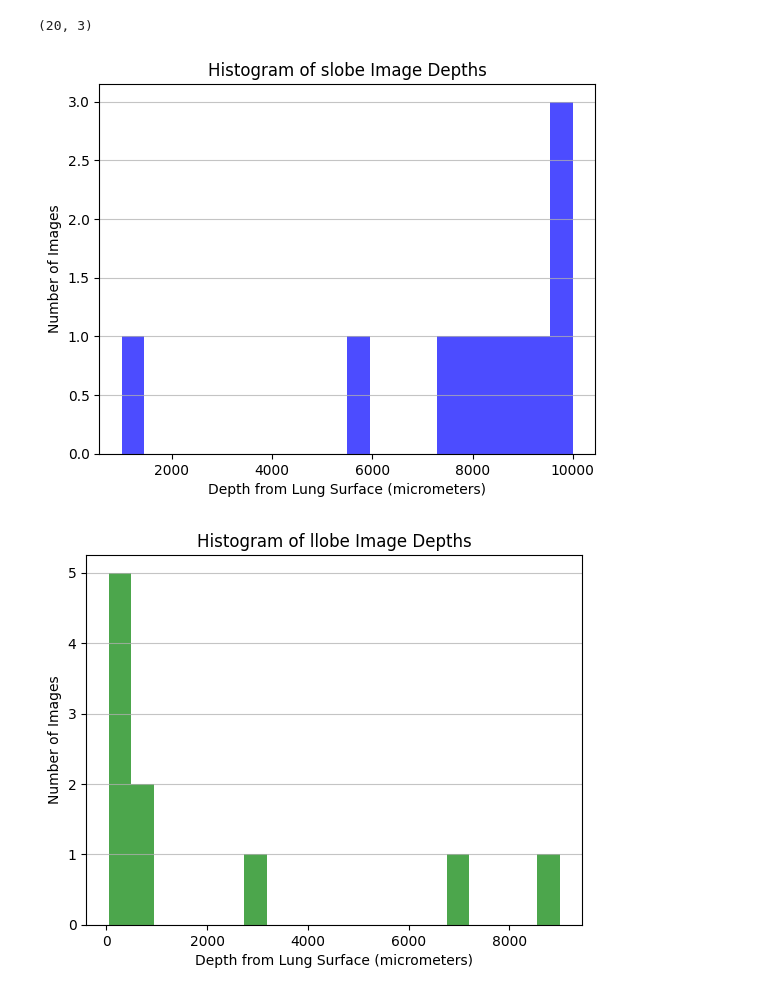
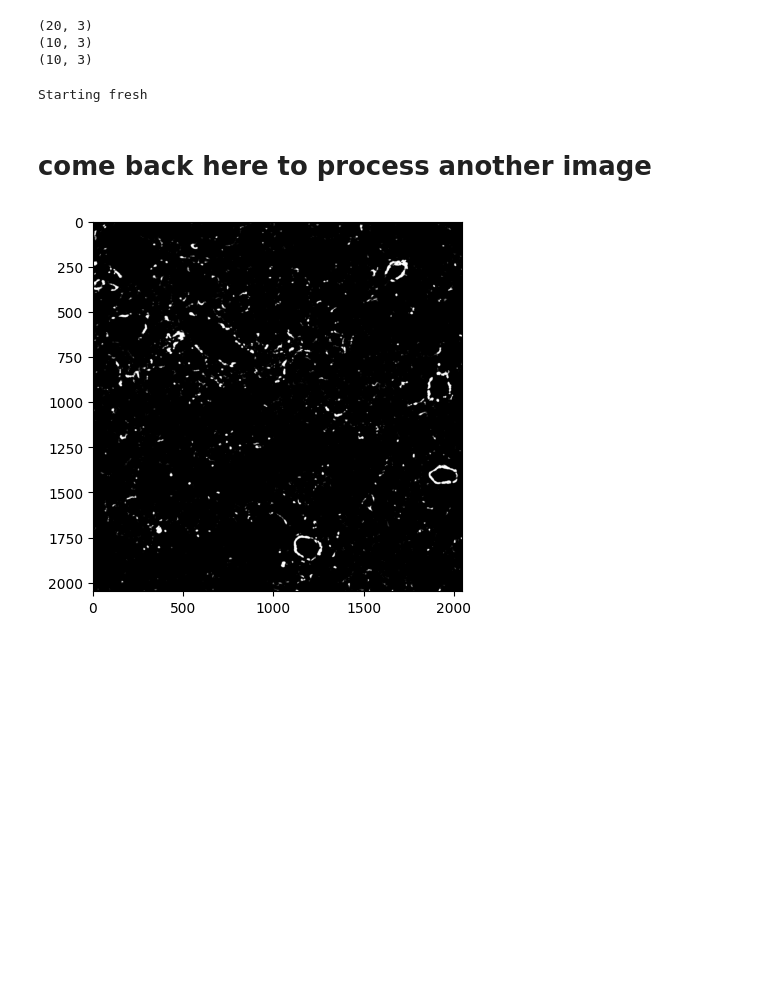
Before and after one commit to max-calcoen/comp-bme-IPF, a Jupyter notebook: manual_contours_subset.ipynb, the cells around one changed output. Drawn from its saved outputs; the diff is of its cells as text; code cells hidden in the pictures; blank space fills up the shorter version.

```diff
--- a/manual_contours_subset.ipynb
+++ b/manual_contours_subset.ipynb
@@ -2,6 +2,7 @@
 import pandas as pd
 import os
 import cv2
+import numpy as np
 import matplotlib.pyplot as plt
 
 images = pd.DataFrame()
@@ -25,32 +26,40 @@ for i in filenames:
         [images, pd.DataFrame([{"filename": i, "image": img, "depth": depth}])],
         ignore_index=True,
     )
-
+slobe_images = images[images["filename"].str.contains("slobe", case=False)]
+llobe_images = images[images["filename"].str.contains("llobe", case=False)]
 print(images.shape)
+print(slobe_images.shape)
+print(llobe_images.shape)
 # %% [output]
 (20, 3)
+(10, 3)
+(10, 3)
 # %%
-# plot the depths of all images of both groups
-
-slobe_images = images[images['filename'].str.contains('slobe', case=False)]
-llobe_images = images[images['filename'].str.contains('llobe', case=False)]
-
-plt.hist(slobe_images['depth'], bins=20, color='blue', alpha=0.7)
-plt.title('Histogram of slobe Image Depths')
-plt.xlabel('Depth from Lung Surface (micrometers)')
-plt.ylabel('Number of Images')
-plt.grid(axis='y', alpha=0.75)
-plt.show()
-plt.close('all')
-
-
-plt.hist(llobe_images['depth'], bins=20, color='green', alpha=0.7)
-plt.title('Histogram of llobe Image Depths')
-plt.xlabel('Depth from Lung Surface (micrometers)')
-plt.ylabel('Number of Images')
-plt.grid(axis='y', alpha=0.75)
-plt.show()
-plt.close('all')
+# read progress from csv
+progress_path = os.path.join(data_path, "manual_contour_area.csv")
+if os.path.exists(progress_path):
+    progress = pd.read_csv(progress_path)
+    labeled_files = progress["filename"].tolist()
+    images = images[~images["filename"].isin(labeled_files)]
+    print(f"Resuming from {len(labeled_files)} labeled files")
+    print(f"{images.shape[0]} files remaining to label")
+else:
+    print("Starting fresh")
+manual_contour_area = pd.DataFrame()
 # %% [output]
-[figure, removed]
-[figure, removed]
+Starting fresh
+# %% [markdown]
+# come back here to process another image
+# %%
+# one at a time: display image, plot contours to find areas, save to csv, remove from images
+
+# display image on top of stack
+orig_img = images.iloc[-1]["image"]
+plt.imshow(orig_img, cmap="gray")
+plt.show()
+
+# reset updating_img
+updating_img = orig_img.copy()
+# %% [output]
+[figure, added]
```
Also changed, not shown: parts of 14 cells of this notebook, 1 other file.
